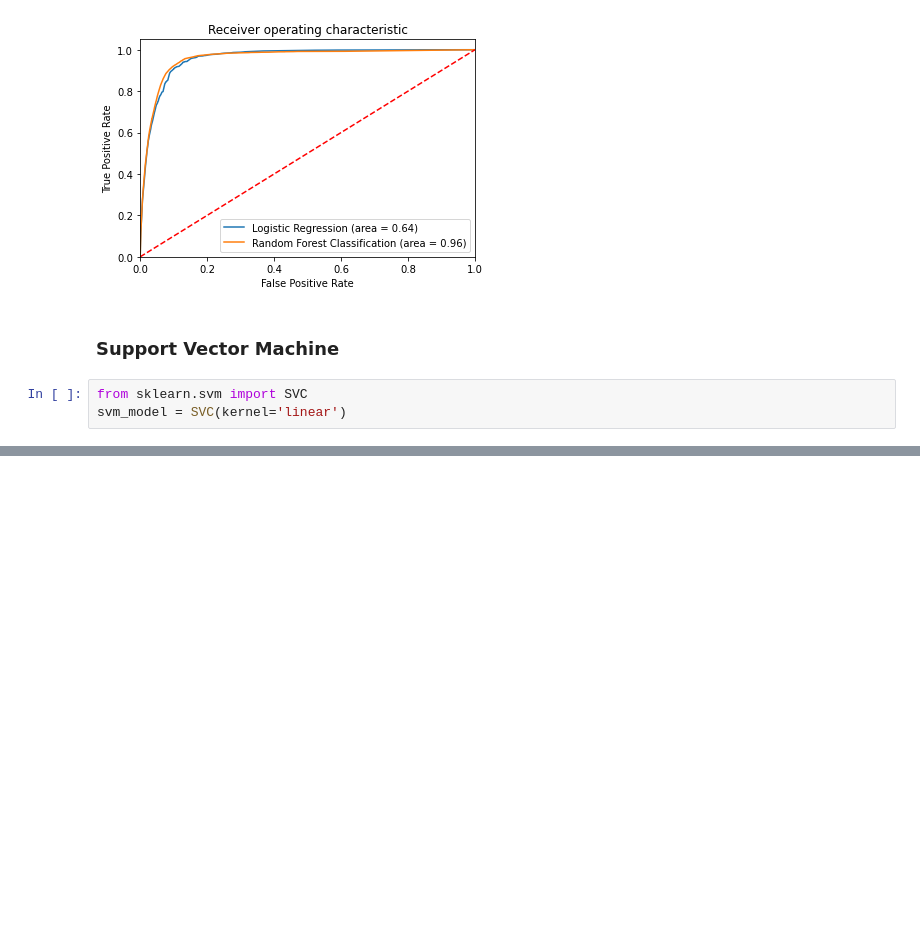
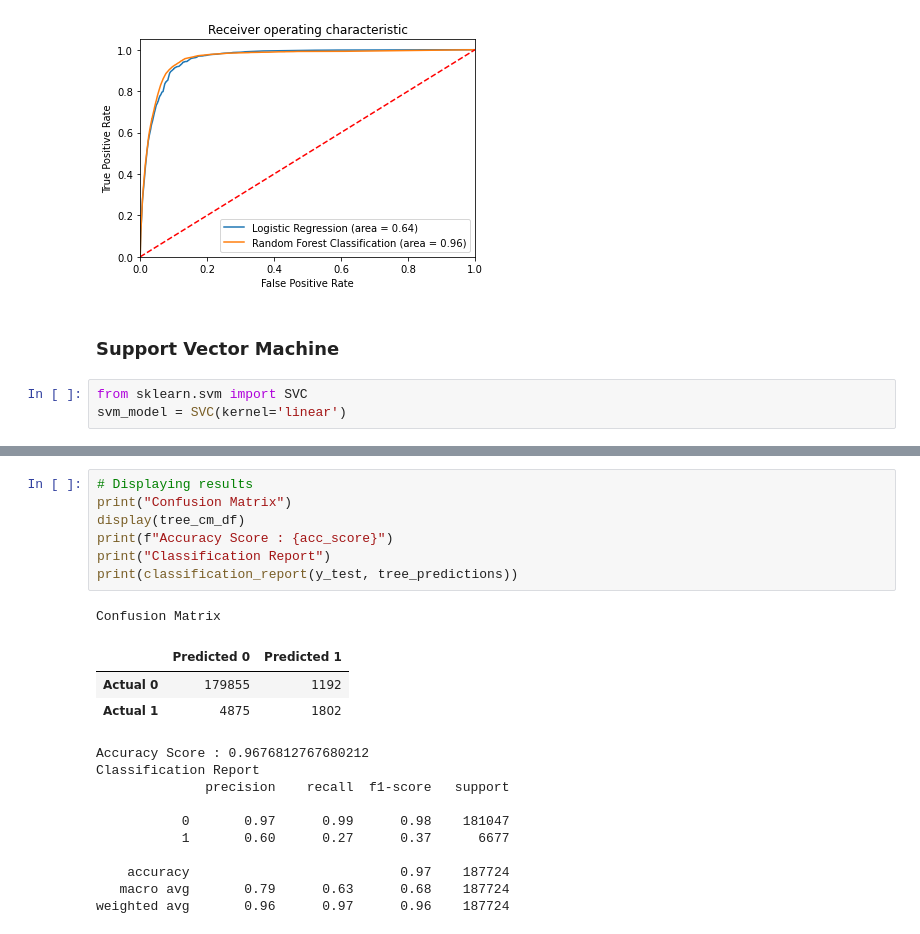
Before and after one commit to hariniv22/Covid_19_Data_Analysis, a Jupyter notebook: End-to-End_code.ipynb, the cells around one changed output, grey strips where cells are left out. Drawn from its saved outputs; the diff is of its cells as text; blank space fills up the shorter version.

```diff
--- a/End-to-End_code.ipynb
+++ b/End-to-End_code.ipynb
@@ -614,0 +659,22 @@ svm_model = SVC(kernel='linear')
+# %%
+# Displaying results
+print("Confusion Matrix")
+display(tree_cm_df)
+print(f"Accuracy Score : {acc_score}")
+print("Classification Report")
+print(classification_report(y_test, tree_predictions))
+# %% [output]
+Confusion Matrix
+|  | Predicted 0 | Predicted 1 |
+| Actual 0 | 179855 | 1192 |
+| Actual 1 | 4875 | 1802 |
+Accuracy Score : 0.9676812767680212
+Classification Report
+              precision    recall  f1-score   support
+
+           0       0.97      0.99      0.98    181047
+           1       0.60      0.27      0.37      6677
+
+    accuracy                           0.97    187724
+   macro avg       0.79      0.63      0.68    187724
+weighted avg       0.96      0.97      0.96    187724
```
Also changed, not shown: parts of 10 cells of this notebook.
